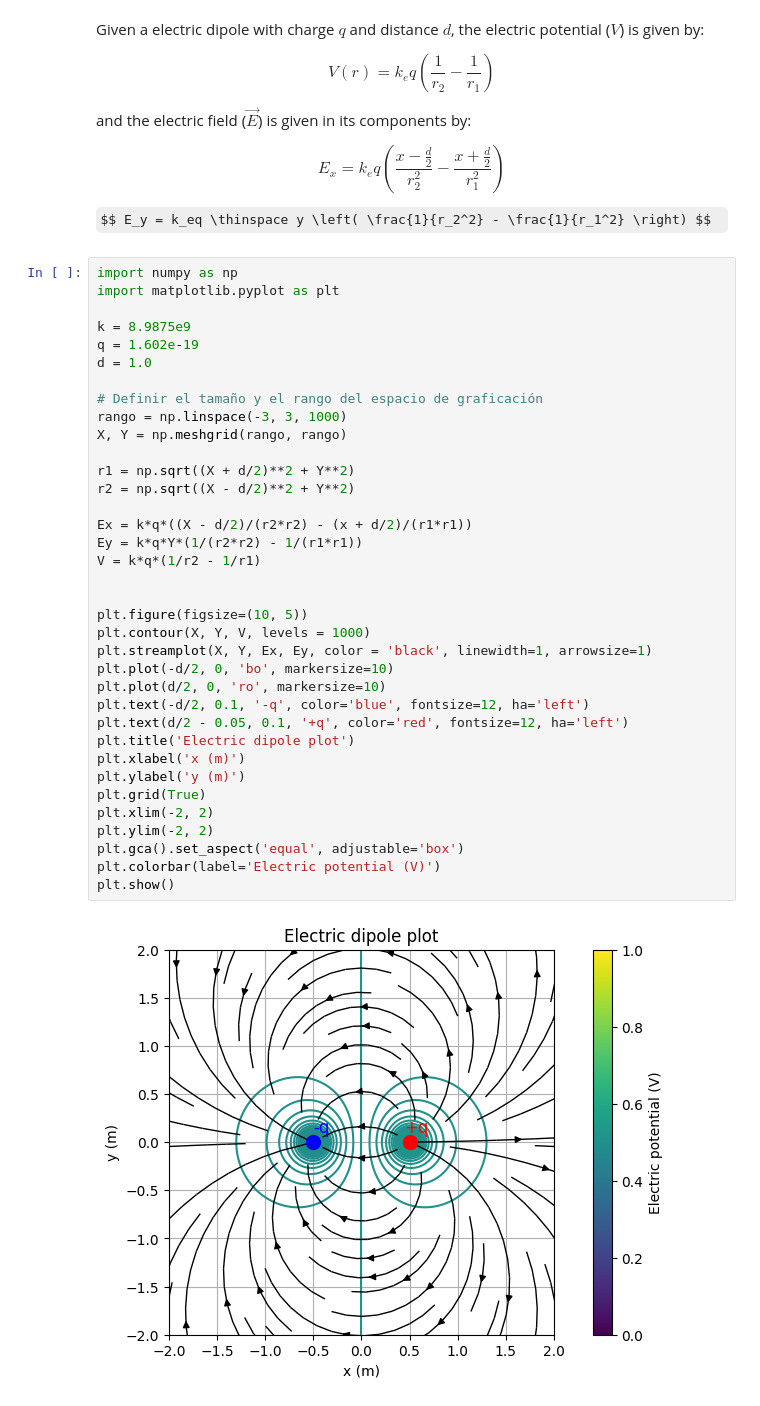
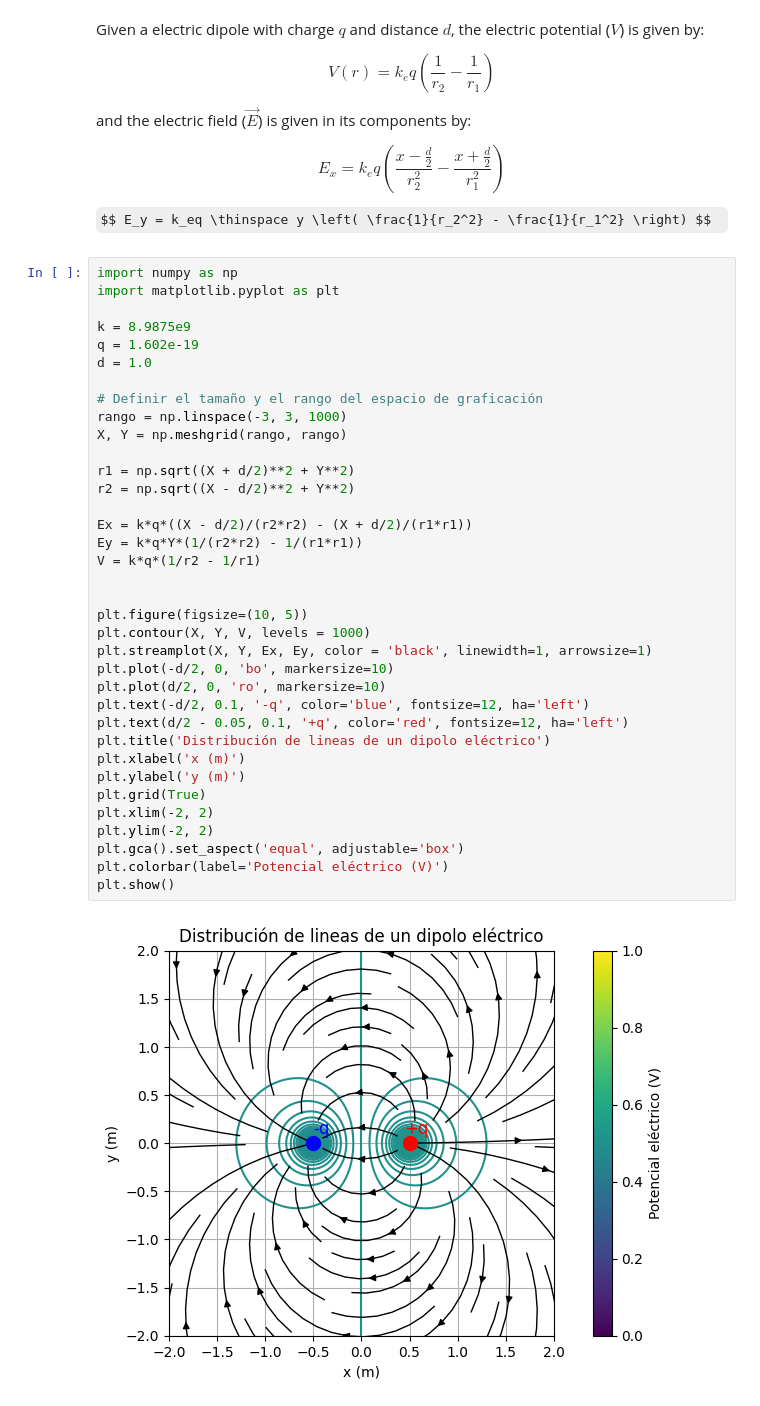
Before and after one commit to Dvargasar6/Python, a Jupyter notebook: Science/Physics/electricDipole.ipynb, the cells around one changed output. Drawn from its saved outputs; the diff is of its cells as text; some formulas as TeX source.

```diff
--- a/Science/Physics/electricDipole.ipynb
+++ b/Science/Physics/electricDipole.ipynb
@@ -16,34 +16,34 @@ import matplotlib.pyplot as plt
 k = 8.9875e9
 q = 1.602e-19
 d = 1.0
 
 # Definir el tamaño y el rango del espacio de graficación
 rango = np.linspace(-3, 3, 1000)
 X, Y = np.meshgrid(rango, rango)
 
 r1 = np.sqrt((X + d/2)**2 + Y**2)
 r2 = np.sqrt((X - d/2)**2 + Y**2)
 
-Ex = k*q*((X - d/2)/(r2*r2) - (x + d/2)/(r1*r1))
+Ex = k*q*((X - d/2)/(r2*r2) - (X + d/2)/(r1*r1))
 Ey = k*q*Y*(1/(r2*r2) - 1/(r1*r1))
 V = k*q*(1/r2 - 1/r1)
 
 
 plt.figure(figsize=(10, 5))
 plt.contour(X, Y, V, levels = 1000)
 plt.streamplot(X, Y, Ex, Ey, color = 'black', linewidth=1, arrowsize=1)
 plt.plot(-d/2, 0, 'bo', markersize=10)
 plt.plot(d/2, 0, 'ro', markersize=10)
 plt.text(-d/2, 0.1, '-q', color='blue', fontsize=12, ha='left')
 plt.text(d/2 - 0.05, 0.1, '+q', color='red', fontsize=12, ha='left')
-plt.title('Electric dipole plot')
+plt.title('Distribución de lineas de un dipolo eléctrico')
 plt.xlabel('x (m)')
 plt.ylabel('y (m)')
 plt.grid(True)
 plt.xlim(-2, 2)
 plt.ylim(-2, 2)
 plt.gca().set_aspect('equal', adjustable='box')
-plt.colorbar(label='Electric potential (V)')
+plt.colorbar(label='Potencial eléctrico (V)')
 plt.show()
 # %% [output]
-[figure, old version]
+[figure, new version]
```
Also changed, not shown: parts of 3 cells of this notebook.
